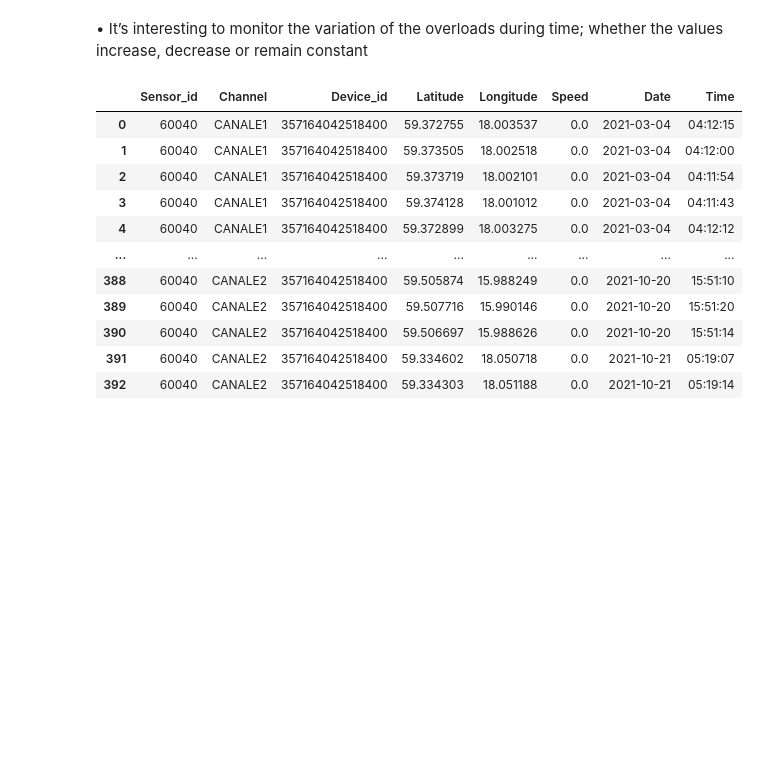
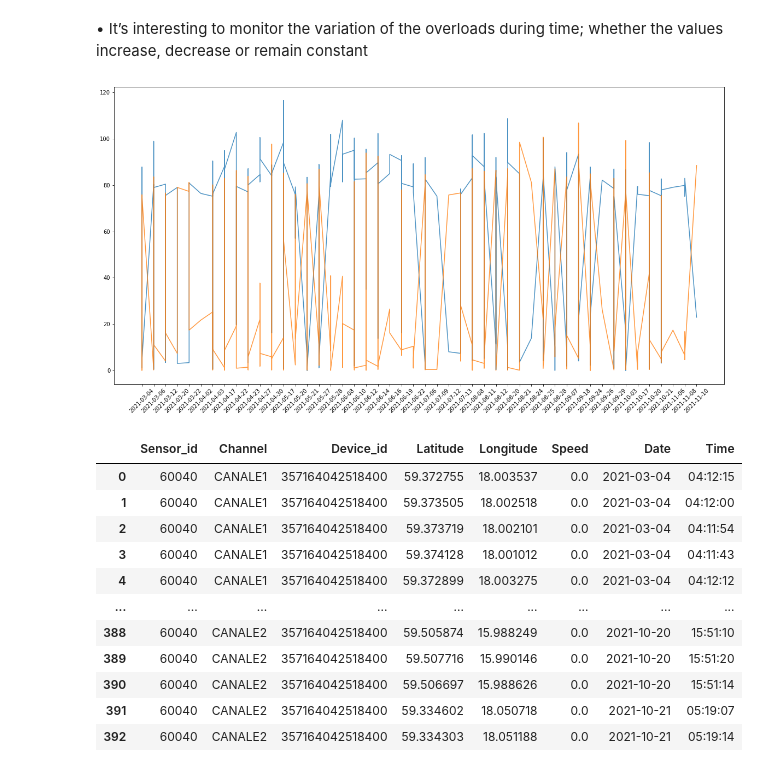
Before and after one commit to OmidSa75/Data_scinece-Smartset-overloads-PoliMI, a Jupyter notebook: main.ipynb, the cells around one changed output. Drawn from its saved outputs; the diff is of its cells as text; code cells hidden in the pictures; blank space fills up the shorter version.

```diff
--- a/main.ipynb
+++ b/main.ipynb
@@ -158,3 +160,8 @@ df1.head(30)
 | 27 | 60040 | CANALE1 | 357164042518400 | 59.374243 | 18.000531 | 0.0 | 2021-03-04 | 04:11:38 | 83.6672 | 2.2848 | ... |
 | 28 | 60040 | CANALE1 | 357164042518400 | 59.374238 | 18.000554 | 0.0 | 2021-03-04 | 04:11:39 | 81.0560 | 0.6528 | ... |
 | 29 | 60040 | CANALE1 | 357164042518400 | 59.374198 | 18.000741 | 0.0 | 2021-03-04 | 04:11:40 | 77.3568 | 0.8704 | ... |
+# %%
+df1_clone = df1.copy()
+df1_clone_grouped = df1_clone.groupby('5m_cluster').first()
+df1_clone_grouped = df1_clone_grouped.sort_values(by='Date')
+df1_clone_grouped
@@ -162,6 +184,16 @@ df1.head(30)
 •
 It’s interesting to monitor the variation of the overloads during time; whether the values
 increase, decrease or remain constant
+# %%
+# plot the overloads during date
+
+plt.figure(figsize=(20, 10))
+
+plt.plot(df1_clone_grouped['Date'].values, df1_clone_grouped[['Channel1', 'Channel2']].values,alpha=0.8)
+plt.xticks(rotation=45)
+plt.show()
+# %% [output]
+[figure, added]
 # %%
 
 df2 = pd.read_csv('357164042518400_THs.csv', delimiter=';', names=["Sensor_id", "Channel", "Device_id", "Latitude",
```
Also changed, not shown: parts of 12 cells of this notebook.
